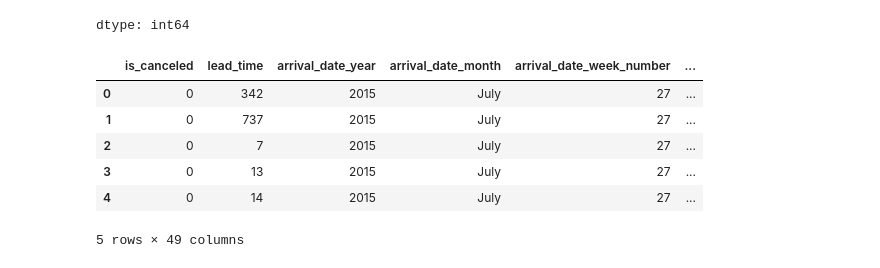
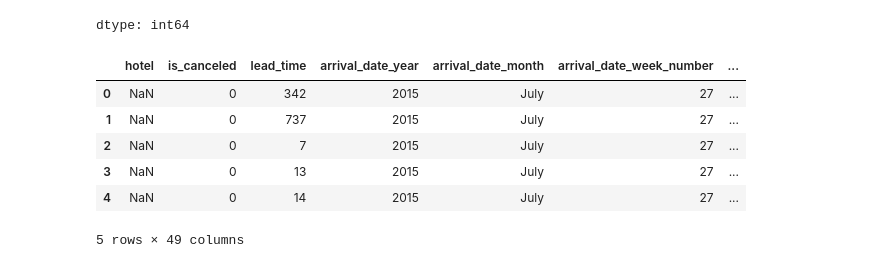
Before and after one commit to sylle321/Hotel_booking, a Jupyter notebook: BA305_Project.ipynb, the cells around one changed output. Drawn from its saved outputs; the diff is of its cells as text; code cells hidden in the pictures.

```diff
--- a/BA305_Project.ipynb
+++ b/BA305_Project.ipynb
@@ -47,29 +47,36 @@ df.nunique()
 | reservation_status_date | 926 |
 dtype: int64
 # %%
-# Create dummy variable for deposit type
-df['hotel'] = df['hotel'].str.replace(' ', '_')
+# Convert hotel to a dummy variable:
+# Resort Hotel = 0, City Hotel = 1
+df['hotel'] = df['hotel'].map({
+    'Resort Hotel': 0,
+    'City Hotel': 1
+})
+
+df.head()
+
+# Create dummy variables for the other categorical variables
 categorical_cols = [
-    'hotel',
     'deposit_type',
     'market_segment',
     'customer_type',
     'reserved_room_type'
 ]
 
 df_encoded = pd.get_dummies(
     df,
     columns=categorical_cols,
     drop_first=True,
     dtype=int
 )
 
 df_encoded.head()
 # %% [output]
-|  | is_canceled | lead_time | arrival_date_year | arrival_date_month | arrival_date_week_number | ... |
-| 0 | 0 | 342 | 2015 | July | 27 | ... |
-| 1 | 0 | 737 | 2015 | July | 27 | ... |
-| 2 | 0 | 7 | 2015 | July | 27 | ... |
-| 3 | 0 | 13 | 2015 | July | 27 | ... |
-| 4 | 0 | 14 | 2015 | July | 27 | ... |
+|  | hotel | is_canceled | lead_time | arrival_date_year | arrival_date_month | arrival_date_week_number | ... |
+| 0 | NaN | 0 | 342 | 2015 | July | 27 | ... |
+| 1 | NaN | 0 | 737 | 2015 | July | 27 | ... |
+| 2 | NaN | 0 | 7 | 2015 | July | 27 | ... |
+| 3 | NaN | 0 | 13 | 2015 | July | 27 | ... |
+| 4 | NaN | 0 | 14 | 2015 | July | 27 | ... |
 5 rows × 49 columns
```
Also changed, not shown: parts of 6 cells of this notebook.
